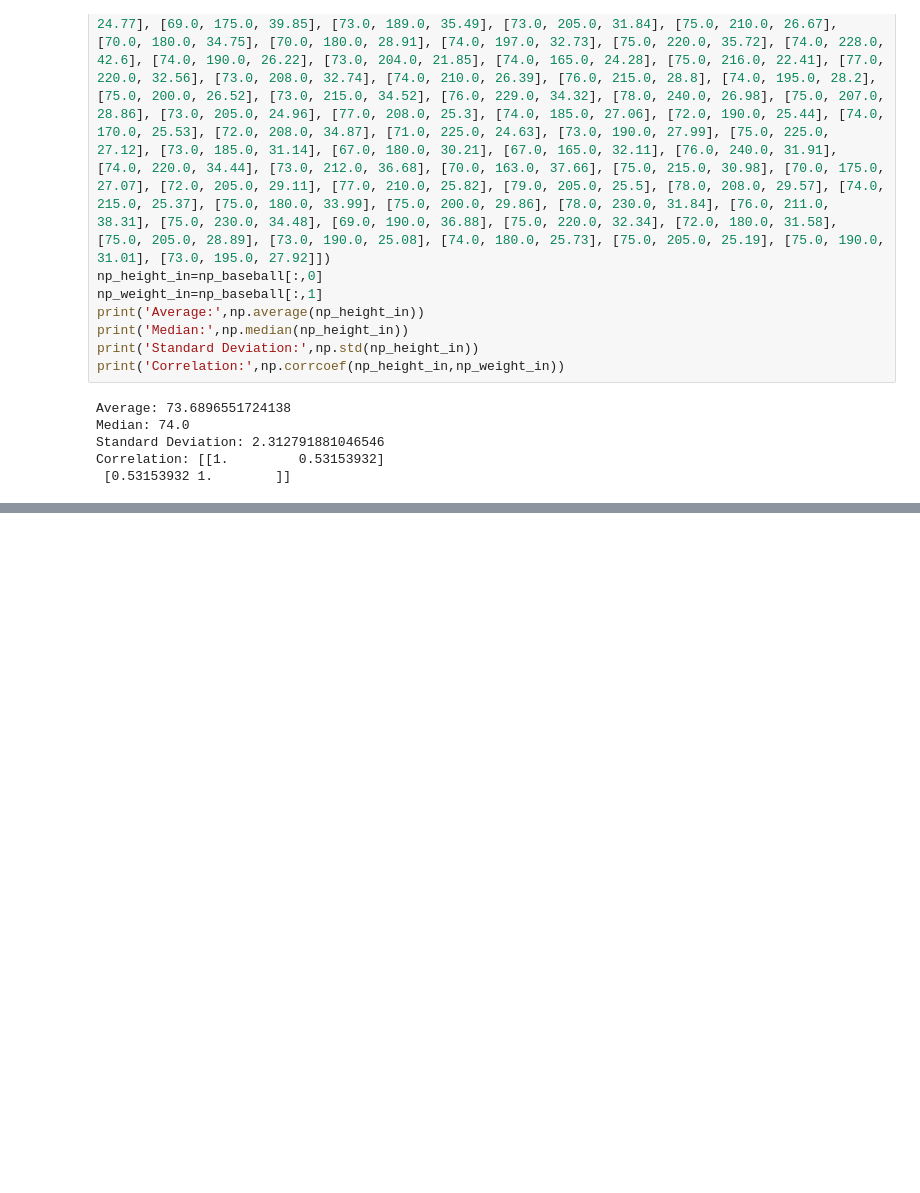
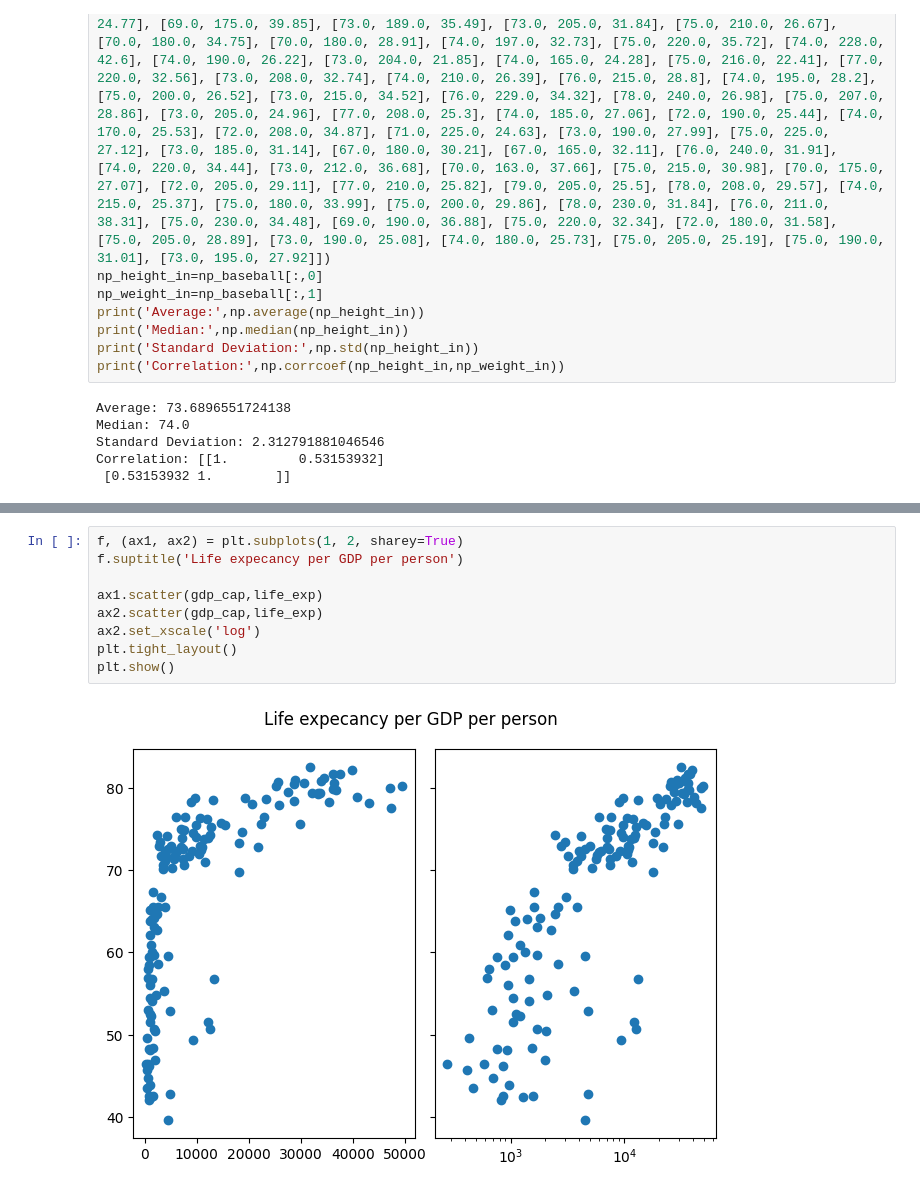
Before and after one commit to SashoVas/MachineLearning, a Jupyter notebook: Numpy, Pandas, Matplotlib & Seaborn/Tasks.ipynb, the cells around one changed output, grey strips where cells are left out. Saved outputs shown, nothing was run; the diff lists cells and outputs as text; blank space fills up the shorter version.

```diff
--- a/Numpy, Pandas, Matplotlib & Seaborn/Tasks.ipynb
+++ b/Numpy, Pandas, Matplotlib & Seaborn/Tasks.ipynb
@@ -61,0 +90,11 @@ Correlation: [[1.         0.53153932]
+# %%
+f, (ax1, ax2) = plt.subplots(1, 2, sharey=True)
+f.suptitle('Life expecancy per GDP per person')
+
+ax1.scatter(gdp_cap,life_exp)
+ax2.scatter(gdp_cap,life_exp)
+ax2.set_xscale('log')
+plt.tight_layout()
+plt.show()
+# %% [output]
+[figure, added]
```
Also changed, not shown: parts of 2 cells of this notebook, 1 other file.
